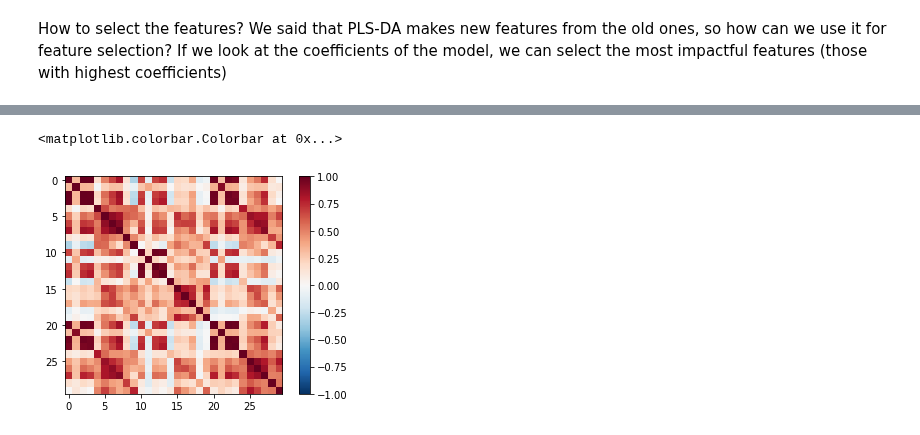
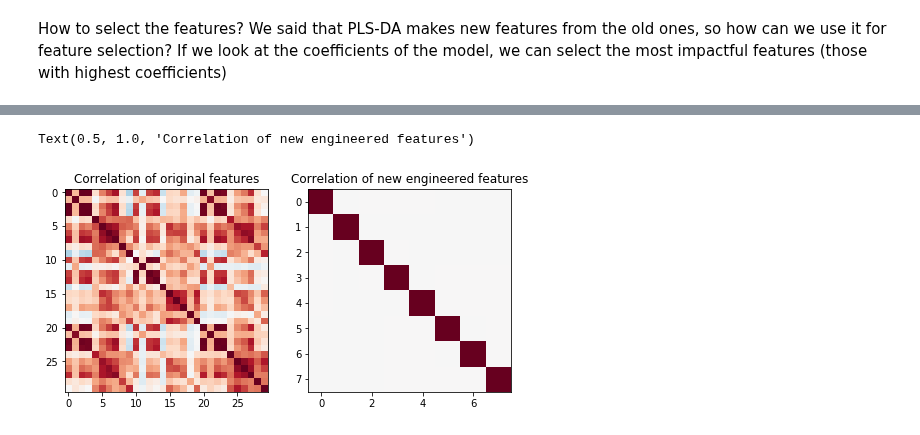
Before and after one commit to oercompbiomed/CBM101, a Jupyter notebook: F_Machine_learning/2_Supervised-Learning/4_Feature_selection.ipynb, the cells around one changed output, grey strips where cells are left out. Cells and saved outputs as stored; diff of their text form; code cells hidden in the pictures.

```diff
--- a/F_Machine_learning/2_Supervised-Learning/4_Feature_selection.ipynb
+++ b/F_Machine_learning/2_Supervised-Learning/4_Feature_selection.ipynb
@@ -389,5 +392,9 @@ X_new.shape
-# %%
-plt.imshow(np.corrcoef(X.T), 'RdBu_r', vmin=-1,vmax=1); plt.colorbar()
-# %% [output]
-<matplotlib.colorbar.Colorbar at 0x...>
-[figure, removed]
+# %%
+fig, ax = plt.subplots(1, 2, figsize=(8,8))
+ax[0].imshow(np.corrcoef(X.T), 'RdBu_r', vmin=-1,vmax=1)
+ax[0].set_title('Correlation of original features')
+ax[1].imshow(np.corrcoef(X_new.T), 'RdBu_r', vmin=-1,vmax=1)
+ax[1].set_title('Correlation of new engineered features')
+# %% [output]
+Text(0.5, 1.0, 'Correlation of new engineered features')
+[figure, added]
```
Also changed, not shown: parts of 23 cells of this notebook.
